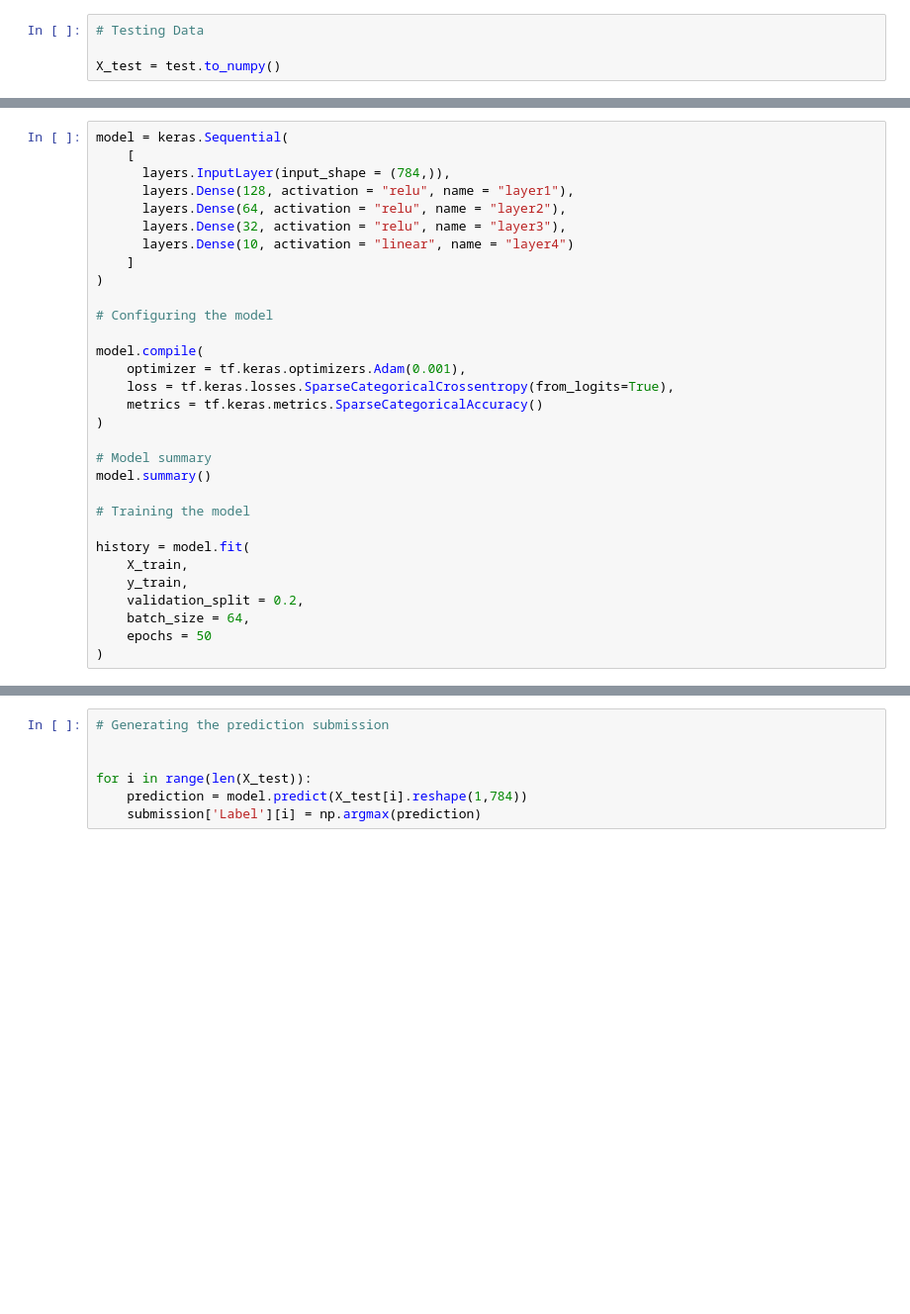
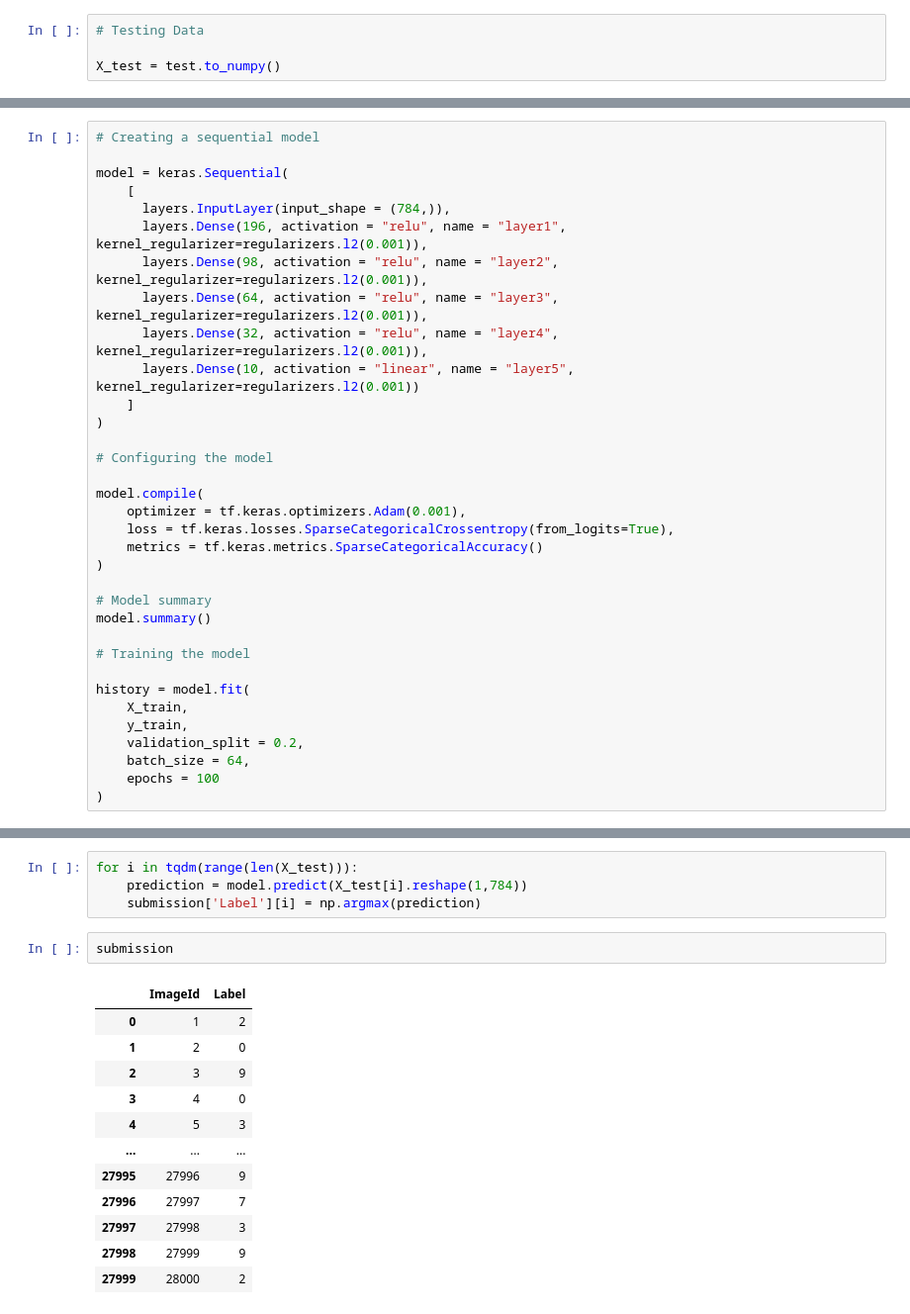
Before and after one commit to NawfalMounirIdrissi/Digit_Recognizer, a Jupyter notebook: Digit_Recognizer.ipynb, the cells around one changed output, grey strips where cells are left out. Shown at 99% size. Cells and saved outputs as stored; diff of their text form; blank space fills up the shorter version.

```diff
--- a/Digit_Recognizer.ipynb
+++ b/Digit_Recognizer.ipynb
@@ -60,11 +64,14 @@ for i, ax in enumerate(axes.flat):
 # %%
+# Creating a sequential model
+
 model = keras.Sequential(
     [
       layers.InputLayer(input_shape = (784,)),
-      layers.Dense(128, activation = "relu", name = "layer1"),
-      layers.Dense(64, activation = "relu", name = "layer2"),
-      layers.Dense(32, activation = "relu", name = "layer3"),
-      layers.Dense(10, activation = "linear", name = "layer4")
+      layers.Dense(196, activation = "relu", name = "layer1", kernel_regularizer=regularizers.l2(0.001)),
+      layers.Dense(98, activation = "relu", name = "layer2", kernel_regularizer=regularizers.l2(0.001)),
+      layers.Dense(64, activation = "relu", name = "layer3", kernel_regularizer=regularizers.l2(0.001)),
+      layers.Dense(32, activation = "relu", name = "layer4", kernel_regularizer=regularizers.l2(0.001)),
+      layers.Dense(10, activation = "linear", name = "layer5", kernel_regularizer=regularizers.l2(0.001))
     ]
 )
 
@@ -86,5 +93,5 @@ history = model.fit(
     y_train,
     validation_split = 0.2,
     batch_size = 64,
-    epochs = 50
+    epochs = 100
 )
@@ -131,7 +160,19 @@ plt.show()
 # %%
-# Generating the prediction submission
-
-
-for i in range(len(X_test)):
+for i in tqdm(range(len(X_test))):
     prediction = model.predict(X_test[i].reshape(1,784))
     submission['Label'][i] = np.argmax(prediction)
+# %%
+submission
+# %% [output]
+|  | ImageId | Label |
+| 0 | 1 | 2 |
+| 1 | 2 | 0 |
+| 2 | 3 | 9 |
+| 3 | 4 | 0 |
+| 4 | 5 | 3 |
+| ... | ... | ... |
+| 27995 | 27996 | 9 |
+| 27996 | 27997 | 7 |
+| 27997 | 27998 | 3 |
+| 27998 | 27999 | 9 |
+| 27999 | 28000 | 2 |
```
Also changed, not shown: parts of 7 cells of this notebook.
